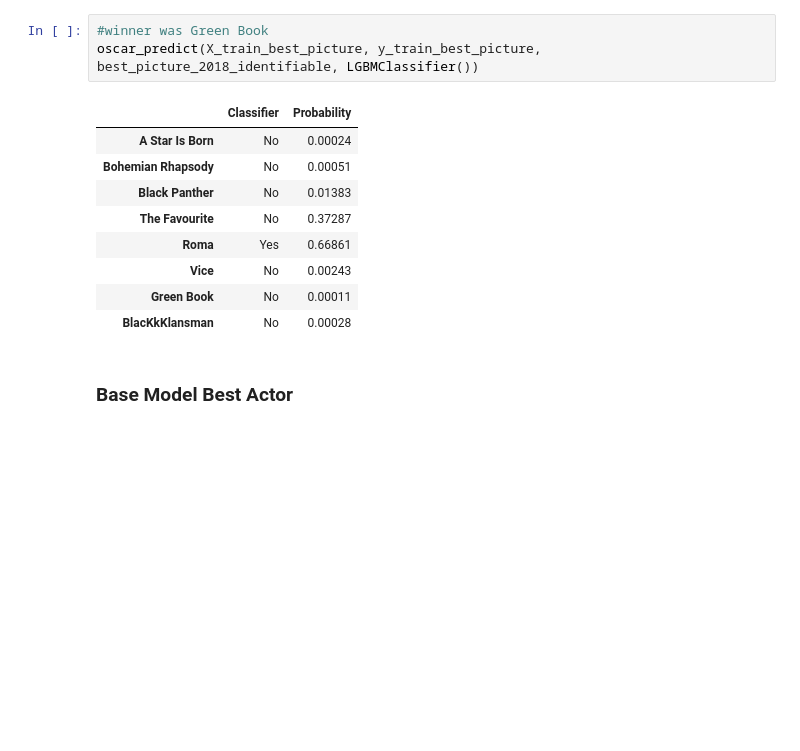
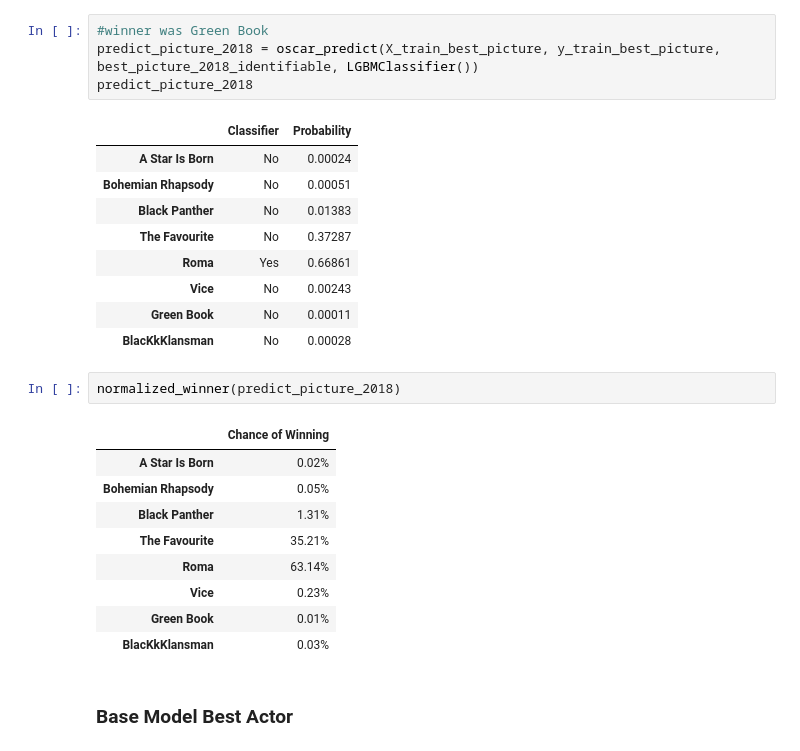
Before and after one commit to MrThomasPin/Oscar-Machine-Learning, a Jupyter notebook: oscar-predictor-ml.ipynb, the cells around one changed output. Cells and saved outputs as stored; diff of their text form; blank space fills up the shorter version.

```diff
--- a/oscar-predictor-ml.ipynb
+++ b/oscar-predictor-ml.ipynb
@@ -345,7 +352,8 @@ diff_class_ml(X_train_best_picture, X_test_best_picture, y_train_best_picture, y
 | lgbm | 0.000 | 0.017 | 0.0884 |
 # %%
 #winner was Green Book
-oscar_predict(X_train_best_picture, y_train_best_picture, best_picture_2018_identifiable, LGBMClassifier())
+predict_picture_2018 = oscar_predict(X_train_best_picture, y_train_best_picture, best_picture_2018_identifiable, LGBMClassifier())
+predict_picture_2018
 # %% [output]
 |  | Classifier | Probability |
 | A Star Is Born | No | 0.00024 |
@@ -356,6 +364,18 @@ oscar_predict(X_train_best_picture, y_train_best_picture, best_picture_2018_iden
 | Vice | No | 0.00243 |
 | Green Book | No | 0.00011 |
 | BlacKkKlansman | No | 0.00028 |
+# %%
+normalized_winner(predict_picture_2018)
+# %% [output]
+|  | Chance of Winning |
+| A Star Is Born | 0.02% |
+| Bohemian Rhapsody | 0.05% |
+| Black Panther | 1.31% |
+| The Favourite | 35.21% |
+| Roma | 63.14% |
+| Vice | 0.23% |
+| Green Book | 0.01% |
+| BlacKkKlansman | 0.03% |
 # %% [markdown]
 ### Base Model Best Actor
 # %%
```
Also changed, not shown: parts of 17 cells of this notebook.
